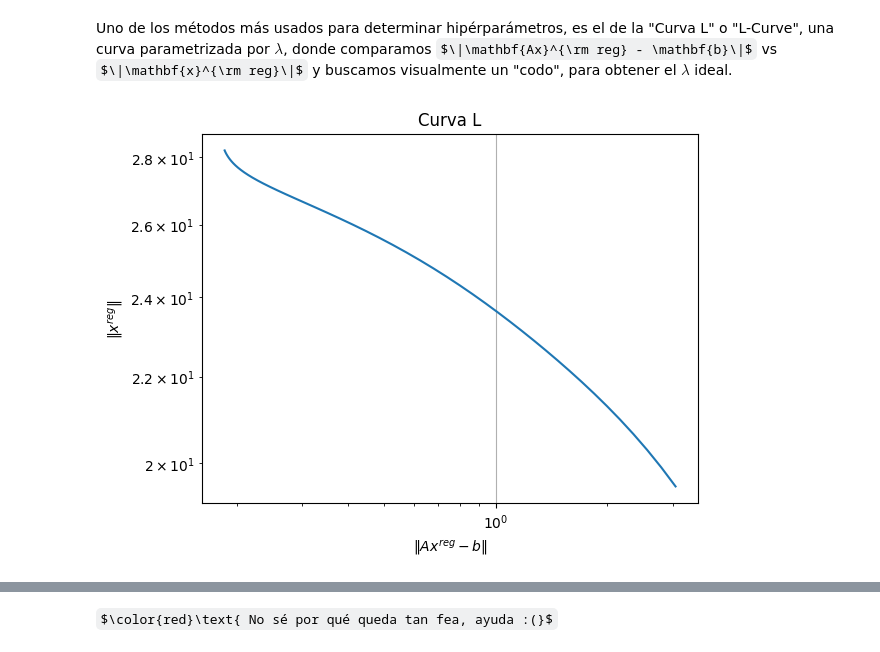
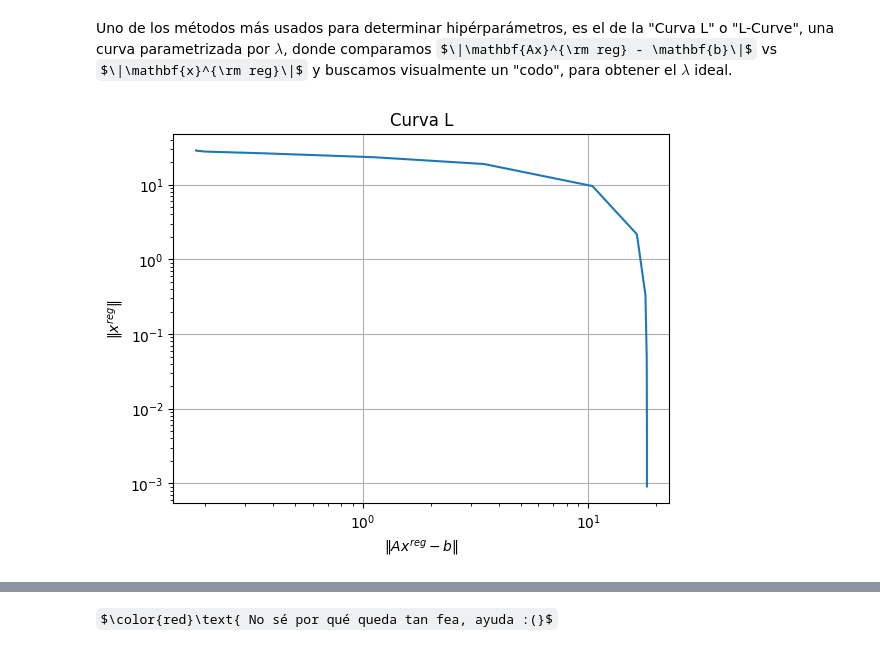
Before and after one commit to faustomartinez/trabajo-problemas-inversos, a Jupyter notebook: codigo.ipynb, the cells around one changed output, grey strips where cells are left out. Drawn from its saved outputs; the diff is of its cells as text; code cells hidden in the pictures; some formulas as TeX source.

Commit message:
La L-Curve me está volviendo loco

```diff
--- a/codigo.ipynb
+++ b/codigo.ipynb
@@ -506,10 +504,10 @@ $$(\mathbf{A}^T \mathbf{A} + \lambda I) \mathbf{x} = \mathbf{A}^T \mathbf{b}\,,$
 lo cual podemos hacer utilizando GMRES.
 # %%
 # Elegimos un lambda arbitrario y ploteo la solución
-lamb = 1/16
+lamb = 1/4
 
 # Resolvemos con GMRES
-A_reg = A.T @ A + lamb * np.eye(A.shape[0])
+A_reg = A.T @ A + lamb**2 * np.eye(A.shape[0])
 b_reg = A.T @ b_noise
 x_reg, _ = sp.sparse.linalg.gmres(A_reg, b_reg)
 # %%
@@ -522,34 +520,3 @@ Podemos observar una mejora, pero aún así, el $\lambda$ que elegimos fue total
 #### Curva L
 # %% [markdown]
 Uno de los métodos más usados para determinar hipérparámetros, es el de la "Curva L" o "L-Curve", una curva parametrizada por $\lambda$, donde comparamos $\|\mathbf{Ax}^{\rm reg} - \mathbf{b}\|$ vs $\|\mathbf{x}^{\rm reg}\|$ y buscamos visualmente un "codo", para obtener el $\lambda$ ideal.
-# %%
-# Lambdas que usaremos en la L-Curva
-lambdas = np.logspace(-4, -1, num = 50)
-lambdas = lambdas[::-1]
-
-# Vector para guardar ||x^reg|| en cada iteracion
-xs = []
-
-# Vector para guardar ||Ax^reg - b|| en cada iteración
-residuos = []
-
-# Calculamos los datos para cada lambda
-for lamb in lambdas:
-    # Resolvemos con GMRES
-    A_reg = A.T @ A + lamb * np.eye(A.shape[0])
-    b_reg = A.T @ b_noise
-
-    x_reg, _ = sp.sparse.linalg.gmres(A_reg, b_reg)
-
-    xs.append(np.linalg.norm(x_reg))
-    residuos.append(np.linalg.norm(A@x_reg - b_noise))
-
-# Graficamos
-plt.loglog(residuos, xs)
-plt.xlabel(r"$\|Ax^{reg} - b\|$")
-plt.ylabel(r"$\|x^{reg}\|$")
-plt.title("Curva L")
-plt.grid()
-plt.show()
-# %% [output]
-[figure, removed]
@@ -557,0 +523,31 @@ plt.show()
+# %%
+# Lambdas que usaremos en la L-Curva
+lambdas = np.logspace(-20, 7, base = 2, num = 20)
+lambdas = lambdas[::-1]
+
+# Vector para guardar ||x^reg|| en cada iteracion
+xs = []
+
+# Vector para guardar ||Ax^reg - b|| en cada iteración
+residuos = []
+
+# Calculamos los datos para cada lambda
+for lamb in lambdas:
+    # Resolvemos con GMRES
+    A_reg = A.T @ A + lamb**2 * np.eye(A.shape[0])
+    b_reg = A.T @ b_noise
+
+    x_reg, _ = sp.sparse.linalg.gmres(A_reg, b_reg)
+
+    xs.append(np.linalg.norm(x_reg))
+    residuos.append(np.linalg.norm(A@x_reg - b_noise))
+
+# Graficamos
+plt.loglog(residuos, xs)
+plt.xlabel(r"$\|Ax^{reg} - b\|$")
+plt.ylabel(r"$\|x^{reg}\|$")
+plt.title("Curva L")
+plt.grid()
+plt.show()
+# %% [output]
+[figure, added]
```
Also changed, not shown: parts of 10 cells of this notebook.
